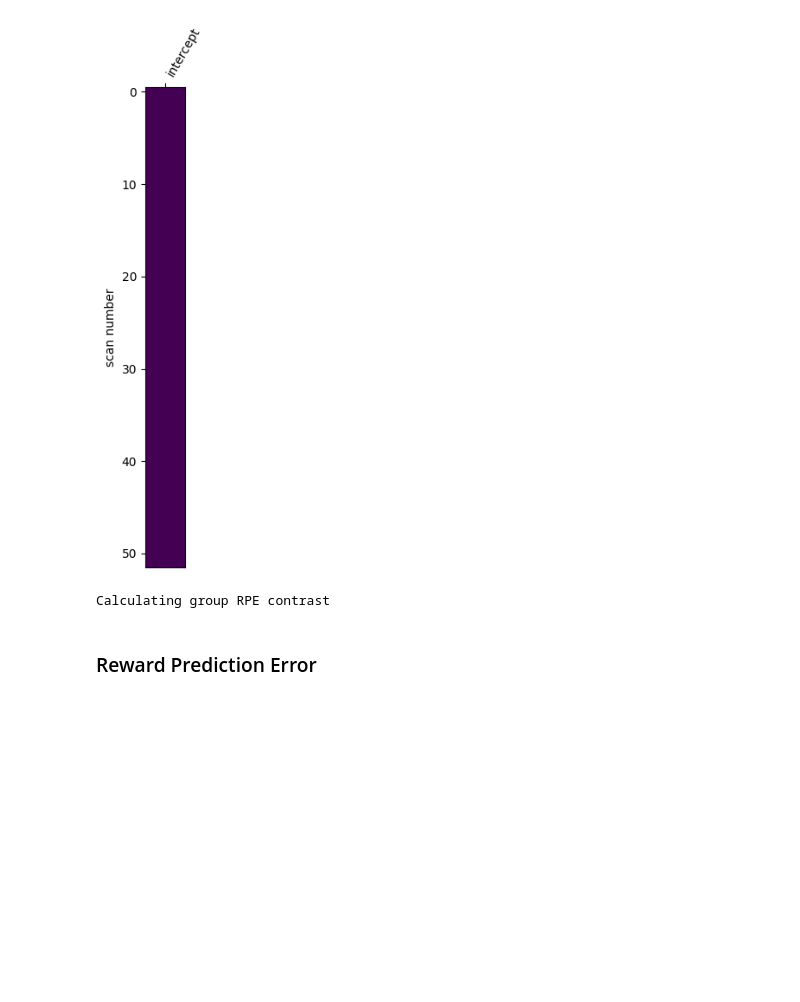
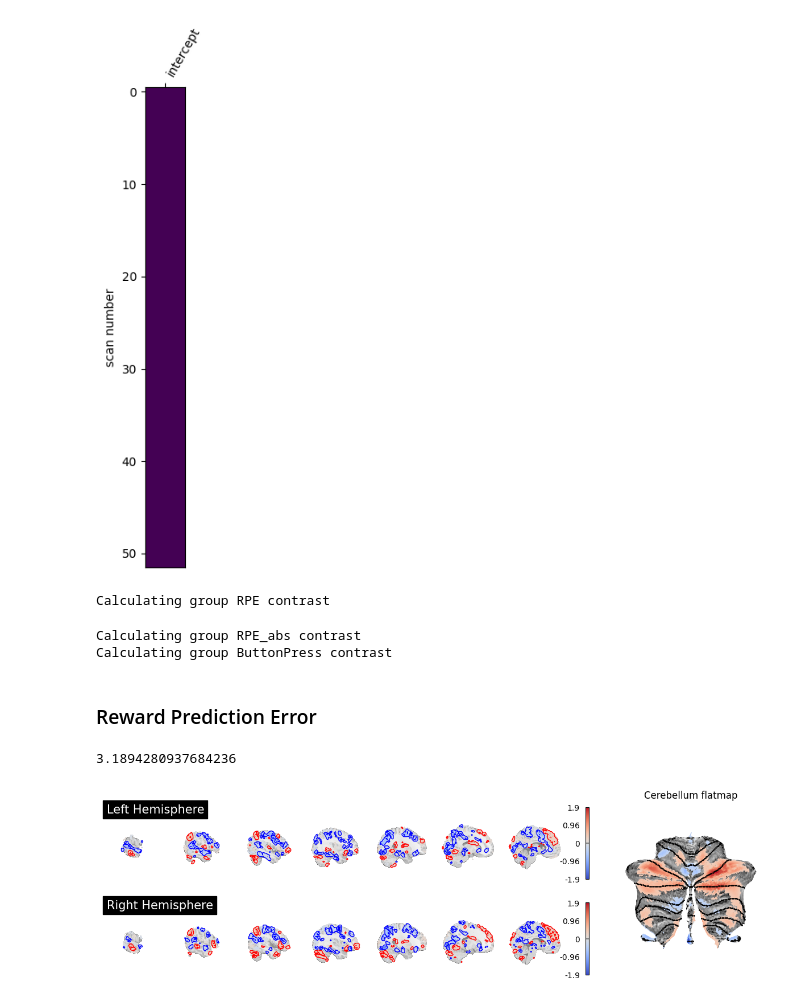
Before and after one commit to hspopal/scon_social_reward, a Jupyter notebook: code/neuron_code/rl_2nd_level.ipynb, the cells around one changed output. Cells and saved outputs as stored; diff of their text form; code cells hidden in the pictures; blank space fills up the shorter version.

```diff
--- a/code/neuron_code/rl_2nd_level.ipynb
+++ b/code/neuron_code/rl_2nd_level.ipynb
@@ -135,10 +136,10 @@ plot_design_matrix(design_matrix)
 # %%
 mni_mask = bids_dir+"/derivatives/fmriprep/sub-SCN101/anat/sub-SCN101_space-MNIPediatricAsym_cohort-5_res-2_label-GM_probseg_bin.nii.gz"
 
-contrasts=['RPE']
+contrasts=['RPE','RPE_abs','ButtonPress']
 group = 'not_asd'
 tasks = ['SR']
-alpha = 0.05
+alpha = 0.005
 mc = 'fdr'
 
 
@@ -183,8 +184,17 @@ for task in tasks:
         threshold_data[group+'_'+task+'_'+contrast+'_zmap_'+mc+'-'+str(alpha)] = threshold
 # %% [output]
 Calculating group RPE contrast
+Calculating group RPE_abs contrast
+Calculating group ButtonPress contrast
 # %% [markdown]
 ### Reward Prediction Error
+# %%
+filename = 'not_asd_SR_ButtonPress'
+
+plot_transparent_threshold(filename, thresh=.05, mc_alpha=0.005)
+# %% [output]
+3.1894280937684236
+[figure, added]
 # %%
 filename = 'not_asd_SR_RPE'
 
```
Also changed, not shown: parts of 3 cells of this notebook, 3 other files.
